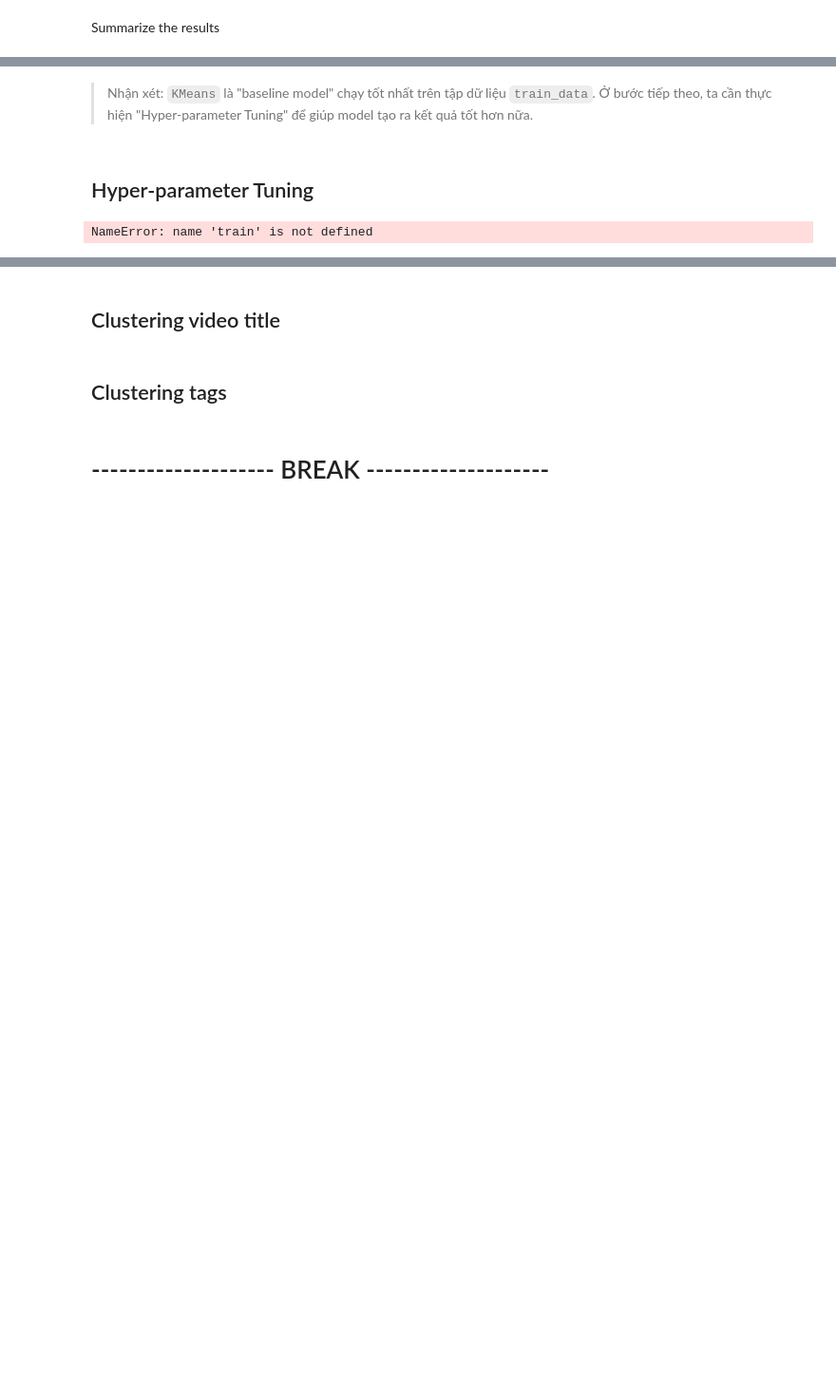
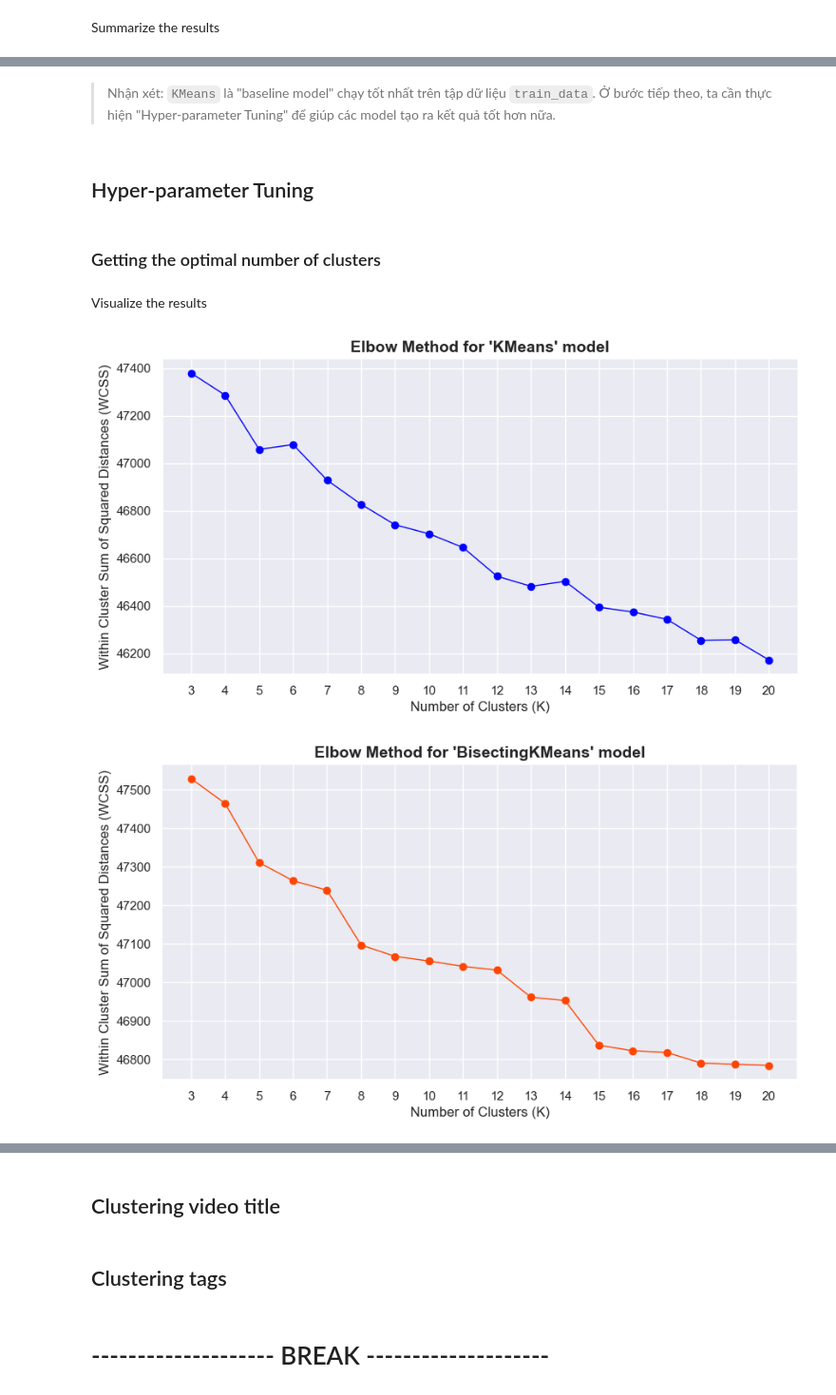
Before and after one commit to BaoDias2505/FinalProject_Introduction-to-data-science, a Jupyter notebook: notebooks/04-Data_modelling.ipynb, the cells around one changed output, grey strips where cells are left out. Shown at 95% size. Drawn from its saved outputs; the diff is of its cells as text; code cells hidden in the pictures; blank space fills up the shorter version.

```diff
--- a/notebooks/04-Data_modelling.ipynb
+++ b/notebooks/04-Data_modelling.ipynb
@@ -195,9 +196,50 @@ baseline_results
 # %% [markdown]
-> Nhận xét: `KMeans` là "baseline model" chạy tốt nhất trên tập dữ liệu `train_data`. Ở bước tiếp theo, ta cần thực hiện "Hyper-parameter Tuning" để giúp model tạo ra kết quả tốt hơn nữa.
+> Nhận xét: `KMeans` là "baseline model" chạy tốt nhất trên tập dữ liệu `train_data`. Ở bước tiếp theo, ta cần thực hiện "Hyper-parameter Tuning" để giúp các model tạo ra kết quả tốt hơn nữa.
 # %% [markdown]
 ## Hyper-parameter Tuning
-# %%
-# TODO:
-train
-# %% [output]
-NameError: name 'train' is not defined
+# %% [markdown]
+### Getting the optimal number of clusters
+# %%
+import warnings
+warnings.simplefilter(action='ignore', category=FutureWarning)
+
+# wcss - within cluster sum of squared distances
+wcss_df = pd.DataFrame(columns=['n_clusters', 'model_name', 'wcss'])
+models = {
+    'KMeans': KMeans,
+    'BisectingKMeans': BisectingKMeans,
+    'MiniBatchKMeans': MiniBatchKMeans,
+}
+
+data = vectorizer.transform(train_data)
+K = list(range(3, 21, 1))
+
+with tqdm.tqdm(total=len(K)) as pbar:
+    pbar.set_description("Elbow Method progress")
+    for n_clusters in K:
+        for model_name, model_prototype in models.items():
+            model = model_prototype(n_clusters=n_clusters, random_state=SEED)
+            model.fit(data)
+            wcss_df.loc[len(wcss_df)] = [n_clusters, model_name, model.inertia_]
+
+        pbar.update(1)
+
+# ~ 4min
+# %% [markdown]
+Visualize the results
+# %%
+colors = ['blue', 'orangered', 'green']
+for i, model_name in enumerate(models.keys()):
+    ax = wcss_df.query(f"model_name == '{model_name}'").plot.line(
+        x='n_clusters', y='wcss', figsize=(10, 5),
+        marker='o', color=colors[i], linewidth=1,
+        legend=False,
+    )
+    ax.set_xticks(K)
+    ax.set_title(f"Elbow Method for \'{model_name}\' model",
+                 fontdict={'fontsize': 14, 'fontweight': 'bold'})
+    ax.set_xlabel("Number of Clusters (K)")
+    ax.set_ylabel("Within Cluster Sum of Squared Distances (WCSS)")
+# %% [output]
+[figure, added]
+[figure, added]
```
Also changed, not shown: parts of 11 cells of this notebook.
